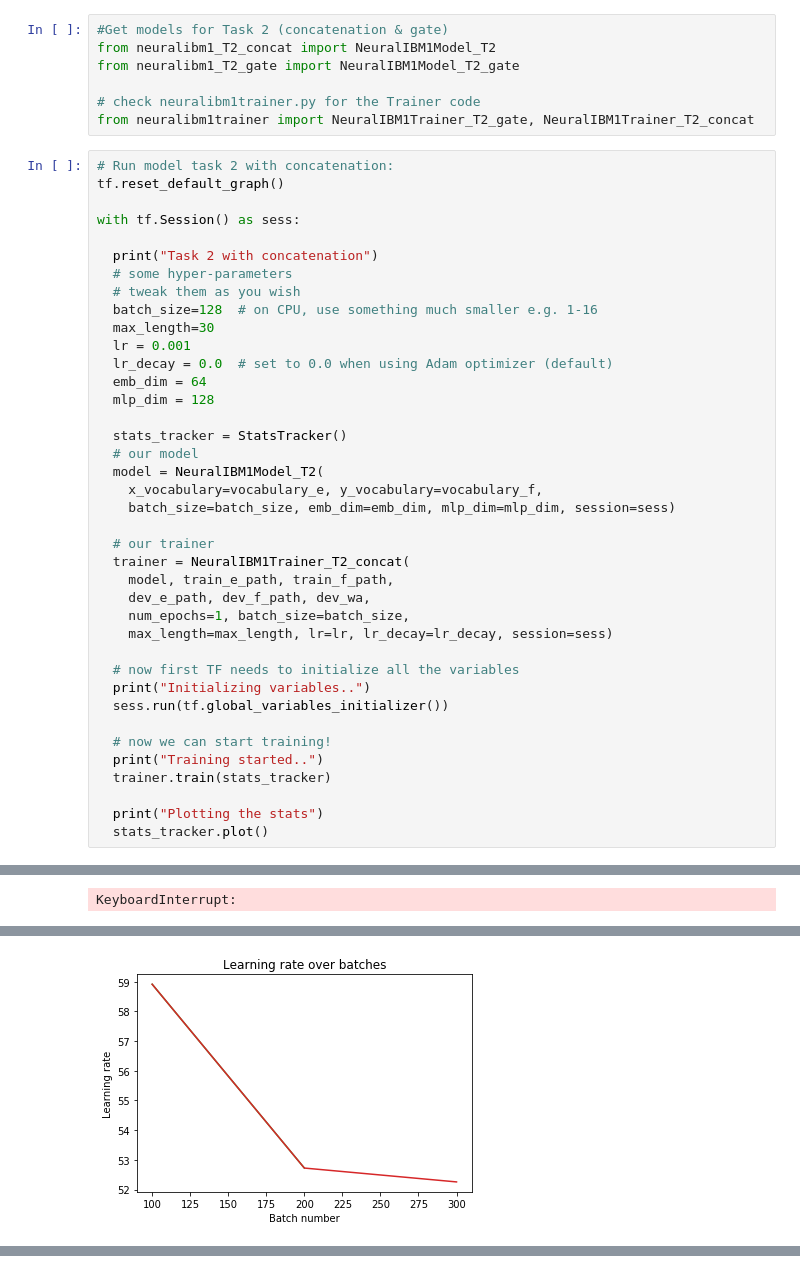
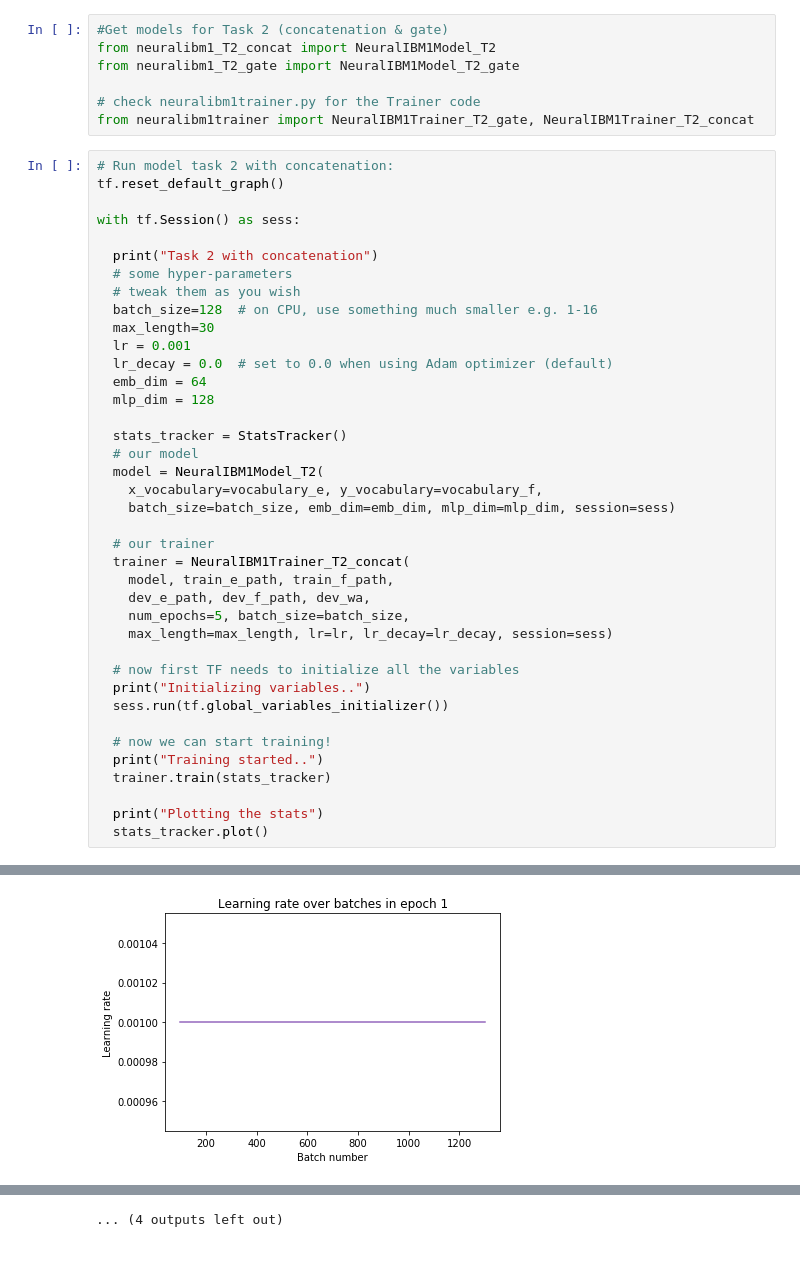
Before and after one commit to HEmile/nlp2, a Jupyter notebook: project 3/T2.ipynb, the cells around one changed output, grey strips where cells are left out. Cells and saved outputs as stored; diff of their text form.

```diff
--- a/project 3/T2.ipynb
+++ b/project 3/T2.ipynb
@@ -62,7 +62,7 @@ with tf.Session() as sess:
   trainer = NeuralIBM1Trainer_T2_concat(
     model, train_e_path, train_f_path,
     dev_e_path, dev_f_path, dev_wa,
-    num_epochs=1, batch_size=batch_size,
+    num_epochs=5, batch_size=batch_size,
     max_length=max_length, lr=lr, lr_decay=lr_decay, session=sess)
 
   # now first TF needs to initialize all the variables
@@ -87 +95,0 @@ Iter   300 loss 52.256233 accuracy 0.19 lr 0.001000
-KeyboardInterrupt:
@@ -90 +98 @@ KeyboardInterrupt:
-[figure, old version]
+[figure, new version]
@@ -91,3 +107,4 @@ KeyboardInterrupt:
+... (4 outputs left out)
 # %%
 # Run model task 2 with gate:
 tf.reset_default_graph()
```
Also changed, not shown: parts of 2 cells of this notebook.
